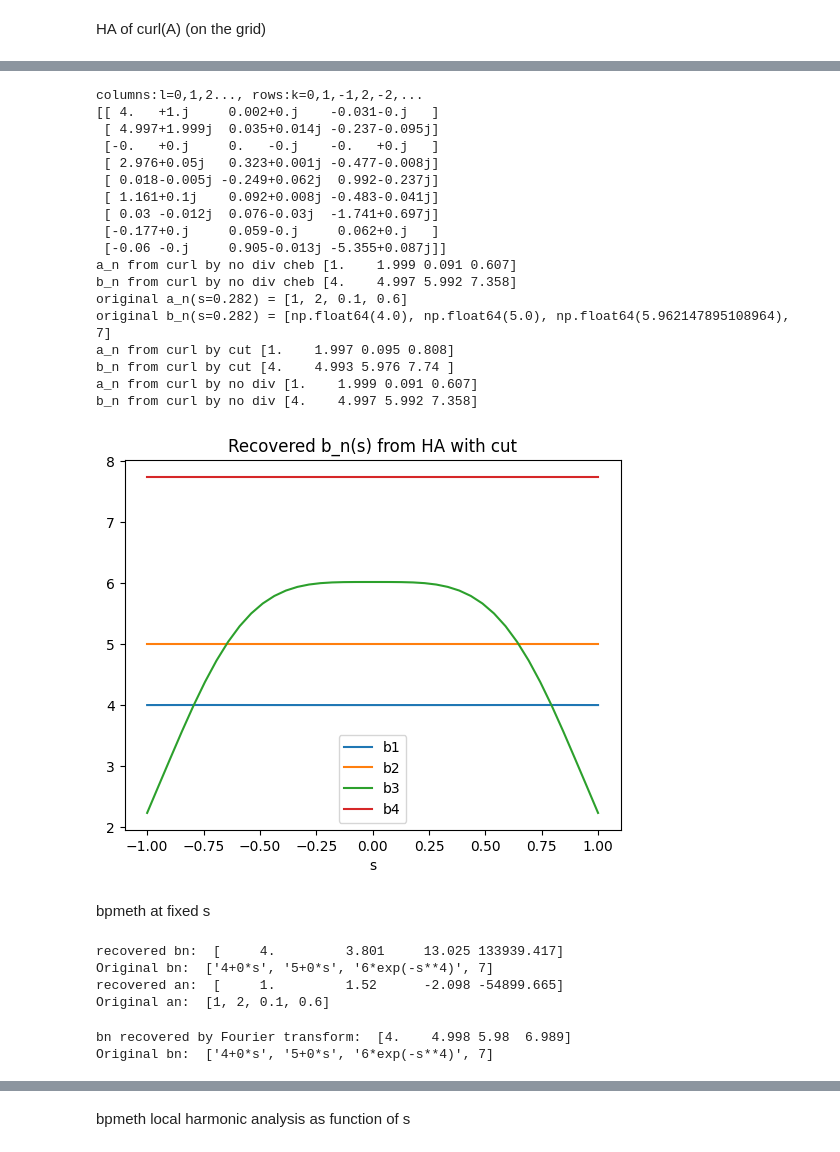
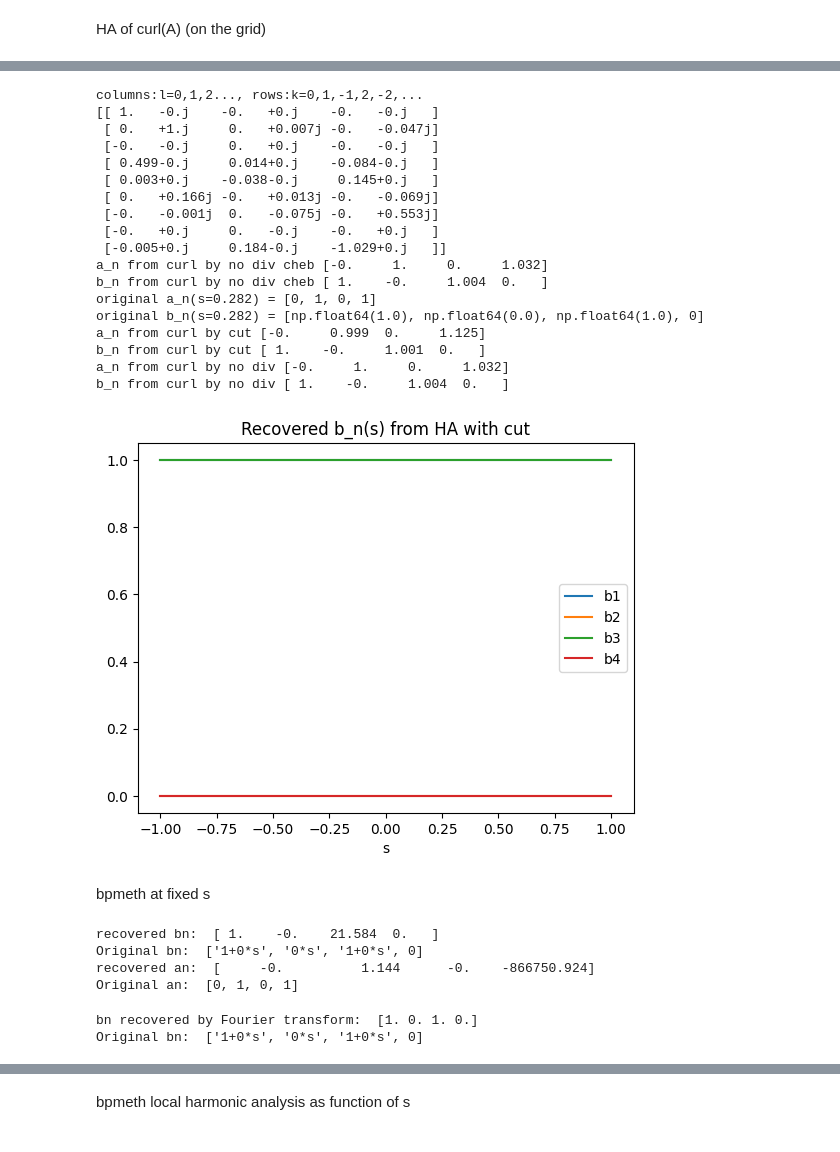
Before and after one commit to marcoliniF/bpmeth, a Jupyter notebook: preliminaryTrials/2.3abphiBABab_roundmeshgrid.ipynb, the cells around one changed output, grey strips where cells are left out. Cells and saved outputs as stored; diff of their text form; code cells hidden in the pictures.

```diff
--- a/preliminaryTrials/2.3abphiBABab_roundmeshgrid.ipynb
+++ b/preliminaryTrials/2.3abphiBABab_roundmeshgrid.ipynb
@@ -8,10 +8,10 @@ from sympy.abc import x, y, s
 from numpy.polynomial.chebyshev import chebvander, cheb2poly
 # %%
 #start from multipole coeefficients a_n(s)=a1,a2,... and b_n(s)
-a_coeffs = [1,2,0.1,0.6]
-b_coeffs = ["4+0*s","5+0*s","6*exp(-s**4)",7]#"1/(1 + 25*s**2)"
+a_coeffs = [0,1,0,1]
+b_coeffs = ["1+0*s","0*s","1+0*s",0]
 #get bpmeth opbject
 expansion=bpmeth.FieldExpansion(a=a_coeffs, b=b_coeffs)
-#expansion.plot_components()
-# plt.xlabel('s')
-# plt.xlim((0,1))
+expansion.plot_components()
+plt.xlabel('s')
+plt.xlim((-1,1))
@@ -28,7 +31,7 @@ print("Scalar potential phi at (0.4,0.2,0.5):", phi_func(0.4,0.2,0.5))
 # xa= np.linspace(-1,1,npoints)
 # ya=np.linspace(-1,1,npoints)
 rmin, rmax, nr = 0.001, 0.401, 128
-ntheta = 200
+ntheta = 256
 rr = np.linspace(rmin, rmax, nr)
 tt = np.arange(ntheta)/ntheta*2*np.pi
 ss = np.linspace(-1,1, 40)
@@ -592,8 +593,9 @@ sindex=25
 s_fixed=ss[sindex]
 print("s fixed=",s_fixed)
 curlyix=curl_y+1j*curl_x
-#origByiBx=By_ana+1j*Bx_ana #to check from the original field
-dkgridout=dkongrid(Byibx_rts=curlyix, rr=rr, nk=nk,s_index=25)
+origByiBx=By_ana+1j*Bx_ana #to check from the original field
+fieldyplusifieldx=curlyix # origByiBx or curlyix
+dkgridout=dkongrid(Byibx_rts=fieldyplusifieldx, rr=rr, nk=nk,s_index=25)
 #plot dk(r)/r^|k|
 for ki in range(2*nk+1):
   if ki % 2 != 0: #odd array indexes are storing positive k's
@@ -633,56 +635,56 @@ a_eva = lambdify(s, a_coeffs, 'numpy')
 
 
 #recover them with different variation of the HA method:
-acurl_nodiv_cheb, bcurl_nodiv_cheb = LHongrid_nodiv_cheb(ByiBxongrid=curlyix, s_index=25, nk=nk)
-acurlcut, bcurl_cut = LHongrid_cut(ByiBxongrid=curlyix, s_index=25, nk=nk)
-acurl_nodiv, bcurl_nodiv = LHongrid_nodiv(ByiBxongrid=curlyix, s_index=25, nk=nk)
+acurl_nodiv_cheb, bcurl_nodiv_cheb = LHongrid_nodiv_cheb(ByiBxongrid=fieldyplusifieldx, s_index=25, nk=nk)
+acurl_cut, bcurl_cut = LHongrid_cut(ByiBxongrid=fieldyplusifieldx, s_index=25, nk=nk)
+acurl_nodiv, bcurl_nodiv = LHongrid_nodiv(ByiBxongrid=fieldyplusifieldx, s_index=25, nk=nk)
 print("a_n from curl by no div cheb", acurl_nodiv_cheb)
 print("b_n from curl by no div cheb", bcurl_nodiv_cheb)
 print(f"original a_n(s={s_fixed:.3f}) = {a_eva(s_fixed)}")
 print(f"original b_n(s={s_fixed:.3f}) = {b_eva(s_fixed)}")
-print("a_n from curl by cut", acurlcut)
+print("a_n from curl by cut", acurl_cut)
 print("b_n from curl by cut", bcurl_cut)
 print("a_n from curl by no div", acurl_nodiv)
 print("b_n from curl by no div", bcurl_nodiv)
 # %% [output]
 columns:l=0,1,2..., rows:k=0,1,-1,2,-2,...
-[[ 4.   +1.j     0.002+0.j    -0.031-0.j   ]
- [ 4.997+1.999j  0.035+0.014j -0.237-0.095j]
+[[ 1.   -0.j    -0.   +0.j    -0.   -0.j   ]
+ [ 0.   +1.j     0.   +0.007j -0.   -0.047j]
+ [-0.   -0.j     0.   +0.j    -0.   -0.j   ]
+ [ 0.499-0.j     0.014+0.j    -0.084-0.j   ]
+ [ 0.003+0.j    -0.038-0.j     0.145+0.j   ]
+ [ 0.   +0.166j -0.   +0.013j -0.   -0.069j]
+ [-0.   -0.001j  0.   -0.075j -0.   +0.553j]
  [-0.   +0.j     0.   -0.j    -0.   +0.j   ]
- [ 2.976+0.05j   0.323+0.001j -0.477-0.008j]
- [ 0.018-0.005j -0.249+0.062j  0.992-0.237j]
- [ 1.161+0.1j    0.092+0.008j -0.483-0.041j]
- [ 0.03 -0.012j  0.076-0.03j  -1.741+0.697j]
- [-0.177+0.j     0.059-0.j     0.062+0.j   ]
- [-0.06 -0.j     0.905-0.013j -5.355+0.087j]]
-a_n from curl by no div cheb [1.    1.999 0.091 0.607]
-b_n from curl by no div cheb [4.    4.997 5.992 7.358]
-original a_n(s=0.282) = [1, 2, 0.1, 0.6]
-original b_n(s=0.282) = [np.float64(4.0), np.float64(5.0), np.float64(5.962147895108964), 7]
-a_n from curl by cut [1.    1.997 0.095 0.808]
-b_n from curl by cut [4.    4.993 5.976 7.74 ]
-a_n from curl by no div [1.    1.999 0.091 0.607]
-b_n from curl by no div [4.    4.997 5.992 7.358]
+ [-0.005+0.j     0.184-0.j    -1.029+0.j   ]]
+a_n from curl by no div cheb [-0.     1.     0.     1.032]
+b_n from curl by no div cheb [ 1.    -0.     1.004  0.   ]
+original a_n(s=0.282) = [0, 1, 0, 1]
+original b_n(s=0.282) = [np.float64(1.0), np.float64(0.0), np.float64(1.0), 0]
+a_n from curl by cut [-0.     0.999  0.     1.125]
+b_n from curl by cut [ 1.    -0.     1.001  0.   ]
+a_n from curl by no div [-0.     1.     0.     1.032]
+b_n from curl by no div [ 1.    -0.     1.004  0.   ]
 # %%
 #HA as a function of s:
 def LH_s_grid(fieldyix, ss,korder):
     svals = np.unique(ss)
     bofs = np.zeros((len(svals), korder))
-
+    aofs = np.zeros((len(svals), korder))
     #coeffsstd = np.zeros((len(svals), order))
     for i in range(len(svals)):
-        _, bofs[i] = LHongrid_cut(ByiBxongrid=fieldyix ,s_index=i, nk=korder)
+        aofs[i], bofs[i] = LHongrid_cut(ByiBxongrid=fieldyix ,s_index=i, nk=korder)
 
-    return svals, bofs
-sss, bofs_cut = LH_s_grid(fieldyix=curlyix,ss=ss, korder=4)
+    return svals, aofs, bofs
+sss, aofs_cut ,bofs_cut = LH_s_grid(fieldyix=fieldyplusifieldx,ss=ss, korder=4)
 for j in range(bofs_cut.shape[1]):
     plt.plot(sss, bofs_cut[:,j], label='b'+str(j+1))
 plt.legend()
 plt.xlabel('s')
 plt.title('Recovered b_n(s) from HA with cut')
 plt.show()
 # %% [output]
-[figure, old version]
+[figure, new version]
 # %% [markdown]
 bpmeth at fixed s
 # %%
@@ -706,19 +708,20 @@ print("Original bn: ", b_coeffs)
 print("recovered an: ", an )
 print("Original an: ", a_coeffs)
 # %% [output]
-recovered bn:  [     4.         3.801     13.025 133939.417]
-Original bn:  ['4+0*s', '5+0*s', '6*exp(-s**4)', 7]
-recovered an:  [     1.         1.52      -2.098 -54899.665]
-Original an:  [1, 2, 0.1, 0.6]
+recovered bn:  [ 1.    -0.    21.584  0.   ]
+Original bn:  ['1+0*s', '0*s', '1+0*s', 0]
+recovered an:  [     -0.          1.144      -0.    -866750.924]
+Original an:  [0, 1, 0, 1]
 # %%
 #When there is no s dependence in the original coefficients i can use fft
 bnianfft=curlfieldmap.fft_at_s(spos=s_fixed, r=0.22, radius=0.006)
 bnfft=bnianfft.real[:len(b_coeffs)]
+anfft=bnianfft.imag[:len(a_coeffs)]
 print("bn recovered by Fourier transform: ",bnfft )
 print("Original bn: ", b_coeffs)
 # %% [output]
-bn recovered by Fourier transform:  [4.    4.998 5.98  6.989]
-Original bn:  ['4+0*s', '5+0*s', '6*exp(-s**4)', 7]
+bn recovered by Fourier transform:  [1. 0. 1. 0.]
+Original bn:  ['1+0*s', '0*s', '1+0*s', 0]
 # %%
 #FD derivatives in midplane for comparison
 def derivativesFromField(x, B_i, max_order): #i= x or y, B_i is the 3d array of the field component evaluated on the grid, max_order is the maximum order of derivative to compute
```
Also changed, not shown: parts of 24 cells of this notebook.
